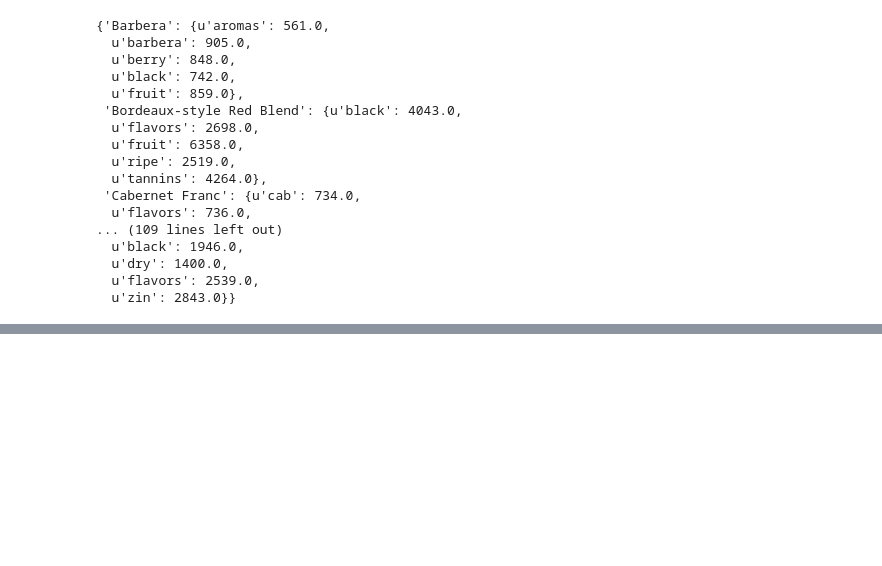
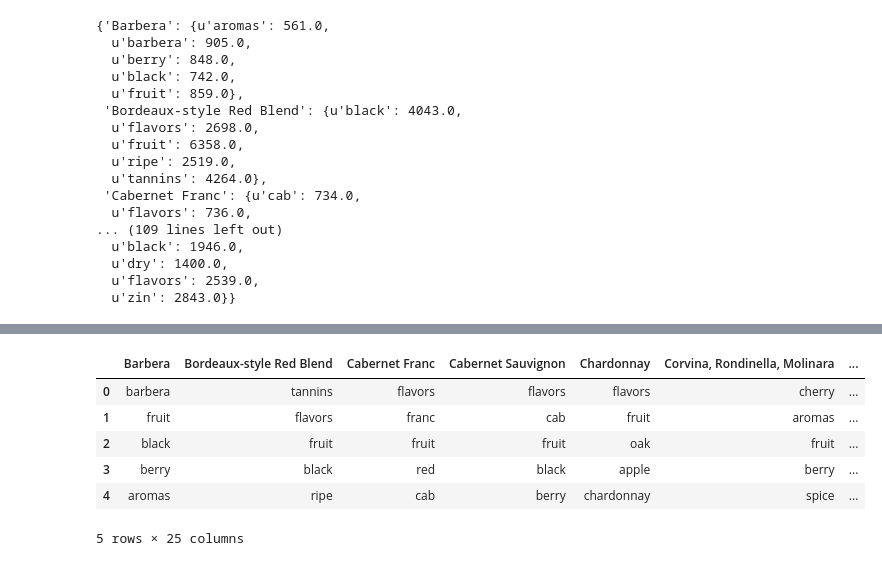
Before and after one commit to p-mckenzie/TextAnalytics, a Jupyter notebook: Project/Text_Project.ipynb, the cells around one changed output, grey strips where cells are left out. Saved outputs shown, nothing was run; the diff lists cells and outputs as text; code cells hidden in the pictures; blank space fills up the shorter version.

Commit message:
unpacking the dict

```diff
--- a/Project/Text_Project.ipynb
+++ b/Project/Text_Project.ipynb
@@ -418,0 +379,8 @@ pd.DataFrame.from_dict(kmdict)
+# %%
+kmdictnew = {}
+for k, v in kmdict.iteritems():
+    innervals = []
+    for innerk, innerv in v.iteritems():
+        innervals.append(innerk)
+    kmdictnew[k] = innervals
+kmdictnew
@@ -418,0 +405,12 @@ pd.DataFrame.from_dict(kmdict)
+# %%
+kmdict_phrases = pd.DataFrame.from_dict(kmdictnew)
+# %%
+kmdict_phrases
+# %% [output]
+|  | Barbera | Bordeaux-style Red Blend | Cabernet Franc | Cabernet Sauvignon | Chardonnay | Corvina, Rondinella, Molinara | ... |
+| 0 | barbera | tannins | flavors | flavors | flavors | cherry | ... |
+| 1 | fruit | flavors | franc | cab | fruit | aromas | ... |
+| 2 | black | fruit | fruit | fruit | oak | fruit | ... |
+| 3 | berry | black | red | black | apple | berry | ... |
+| 4 | aromas | ripe | cab | berry | chardonnay | spice | ... |
+5 rows × 25 columns
```
Also changed, not shown: parts of 3 cells of this notebook.
